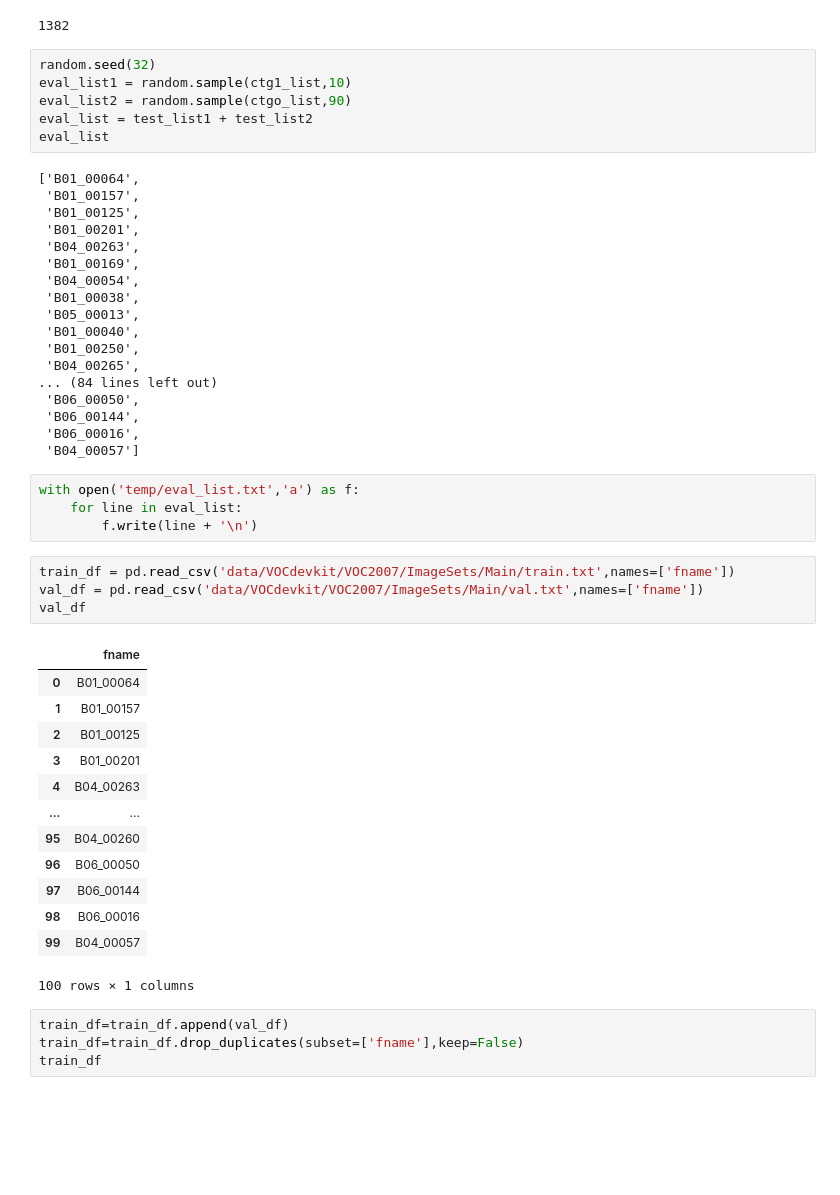
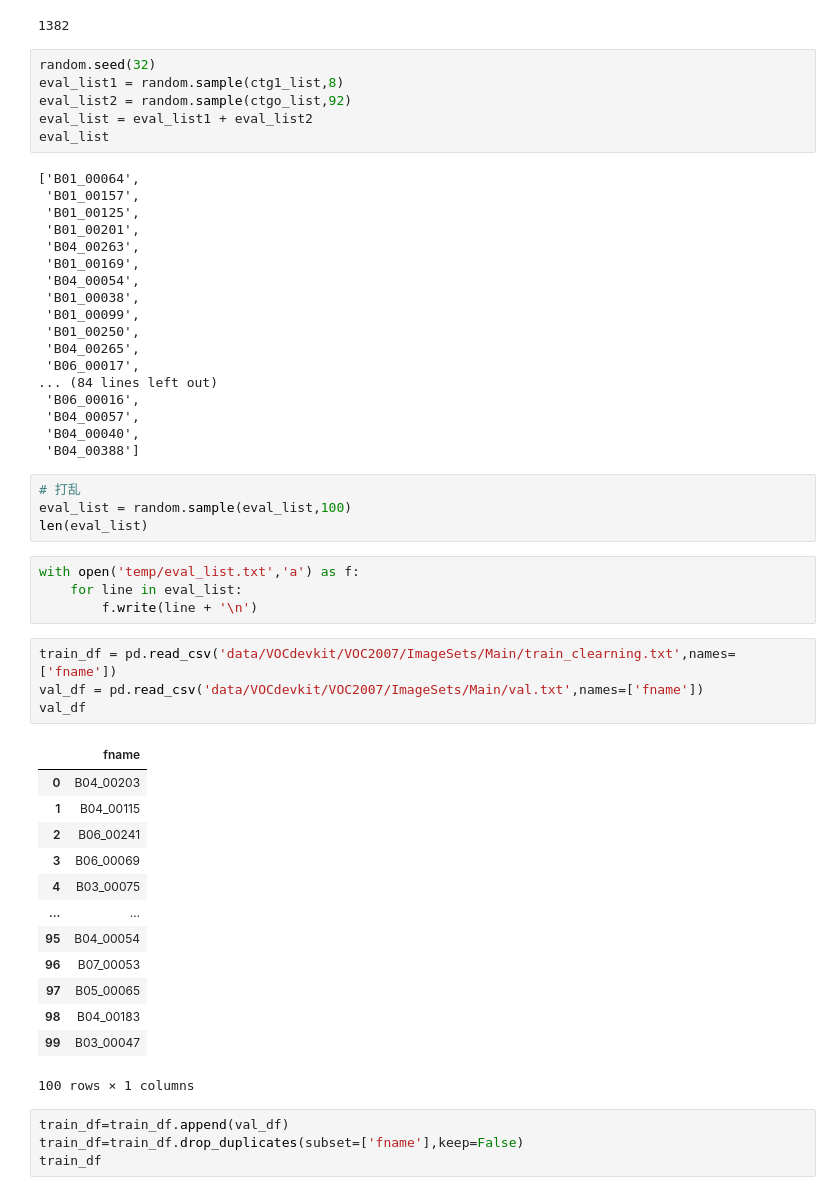
Before and after one commit to newfyu/Bedsore, a Jupyter notebook: dev.ipynb, the cells around one changed output. Drawn from its saved outputs; the diff is of its cells as text; blank space fills up the shorter version.

Commit message:
finish moco2 train

```diff
--- a/dev.ipynb
+++ b/dev.ipynb
@@ -332,9 +332,9 @@ len(ctgo_list)
 1382
 # %%
 random.seed(32)
-eval_list1 = random.sample(ctg1_list,10)
-eval_list2 = random.sample(ctgo_list,90)
-eval_list = test_list1 + test_list2
+eval_list1 = random.sample(ctg1_list,8)
+eval_list2 = random.sample(ctgo_list,92)
+eval_list = eval_list1 + eval_list2
 eval_list
 # %% [output]
 ['B01_00064',
@@ -345,36 +345,40 @@ eval_list
  'B01_00169',
  'B04_00054',
  'B01_00038',
- 'B05_00013',
- 'B01_00040',
+ 'B01_00099',
  'B01_00250',
  'B04_00265',
+ 'B06_00017',
 ... (84 lines left out)
- 'B06_00050',
- 'B06_00144',
  'B06_00016',
- 'B04_00057']
+ 'B04_00057',
+ 'B04_00040',
+ 'B04_00388']
+# %%
+# 打乱
+eval_list = random.sample(eval_list,100)
+len(eval_list)
 # %%
 with open('temp/eval_list.txt','a') as f:
     for line in eval_list:
         f.write(line + '\n')
 # %%
-train_df = pd.read_csv('data/VOCdevkit/VOC2007/ImageSets/Main/train.txt',names=['fname'])
+train_df = pd.read_csv('data/VOCdevkit/VOC2007/ImageSets/Main/train_clearning.txt',names=['fname'])
 val_df = pd.read_csv('data/VOCdevkit/VOC2007/ImageSets/Main/val.txt',names=['fname'])
 val_df
 # %% [output]
 |  | fname |
-| 0 | B01_00064 |
-| 1 | B01_00157 |
-| 2 | B01_00125 |
-| 3 | B01_00201 |
-| 4 | B04_00263 |
+| 0 | B04_00203 |
+| 1 | B04_00115 |
+| 2 | B06_00241 |
+| 3 | B06_00069 |
+| 4 | B03_00075 |
 | ... | ... |
-| 95 | B04_00260 |
-| 96 | B06_00050 |
-| 97 | B06_00144 |
-| 98 | B06_00016 |
-| 99 | B04_00057 |
+| 95 | B04_00054 |
+| 96 | B07_00053 |
+| 97 | B05_00065 |
+| 98 | B04_00183 |
+| 99 | B03_00047 |
 100 rows × 1 columns
 # %%
 train_df=train_df.append(val_df)
```
Also changed, not shown: parts of 4 cells of this notebook, 6 other files.
